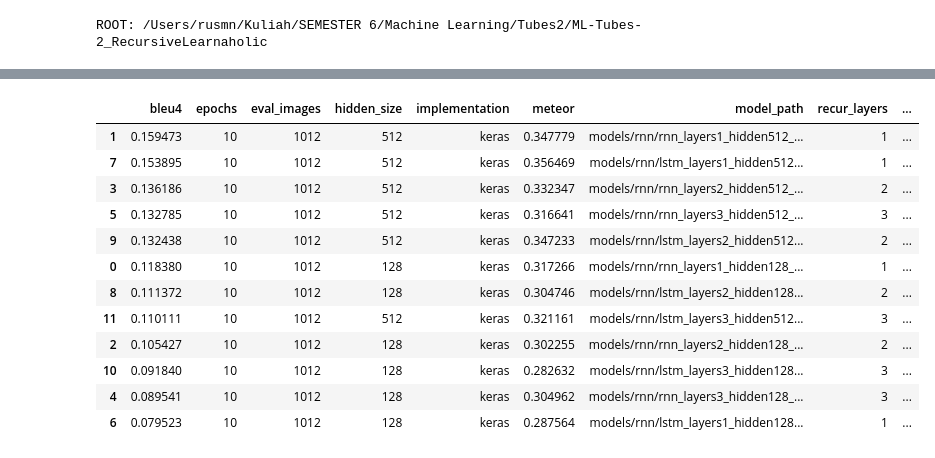
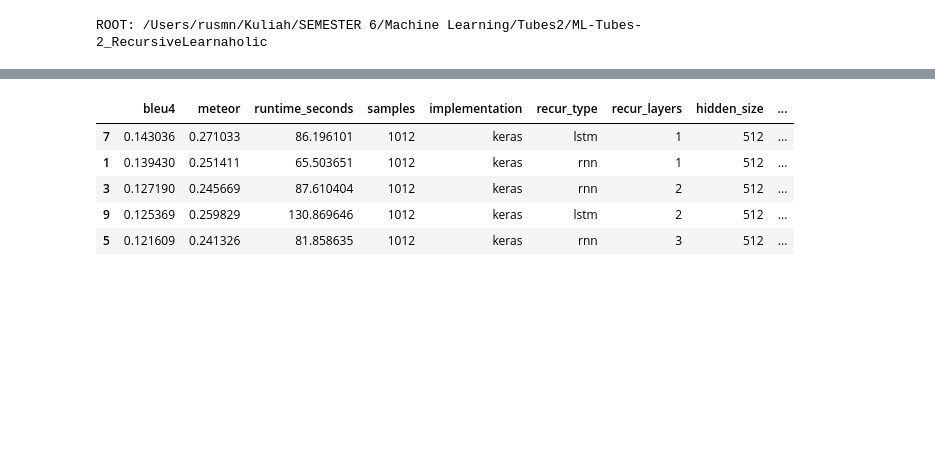
Before and after one commit to Rusmn/ML-Tubes-2_RecursiveLearnaholic, a Jupyter notebook: notebooks/main.ipynb, the cells around one changed output, grey strips where cells are left out. Cells and saved outputs as stored; diff of their text form; code cells hidden in the pictures; blank space fills up the shorter version.

```diff
--- a/notebooks/main.ipynb
+++ b/notebooks/main.ipynb
@@ -309,7 +317,7 @@ def find_root(start=None):
     for path in [start] + list(start.parents):
         if (path / 'src').exists() and (path / 'data').exists():
             return path
-    raise RuntimeError('Repo root tidak ditemukan.')
+    raise RuntimeError('root repo tidak ditemukan')
 
 ROOT = find_root()
 SRC = ROOT / 'src'
@@ -657,7 +674,7 @@ def find_root(start=None):
     for path in [start] + list(start.parents):
         if (path / 'src').exists() and (path / 'data').exists():
             return path
-    raise RuntimeError('Repo root tidak ditemukan.')
+    raise RuntimeError('root repo tidak ditemukan')
 
 ROOT = find_root()
 SRC = ROOT / 'src'
@@ -873,7 +865,7 @@ def find_root(start=None):
     for path in [start] + list(start.parents):
         if (path / 'src').exists() and (path / 'data').exists():
             return path
-    raise RuntimeError('Repo root tidak ditemukan. Jalankan dari repo, Colab, atau Kaggle working directory yang sudah berisi repo.')
+    raise RuntimeError('root repo tidak ditemukan')
 
 ROOT = find_root()
 SRC = ROOT / 'src'
@@ -1070,7 +1031,7 @@ def find_root(start=None):
     for path in [start] + list(start.parents):
         if (path / 'src').exists() and (path / 'data').exists():
             return path
-    raise RuntimeError('Repo root tidak ditemukan. Jalankan dari repo, Colab, atau Kaggle working directory yang sudah berisi repo.')
+    raise RuntimeError('root repo tidak ditemukan')
 
 ROOT = find_root()
 SRC = ROOT / 'src'
@@ -1233,37 +1186,29 @@ def score_predictions(predictions, elapsed):
     return score
 # %%
 score_path = TABLE_DIR / 'rnn_lstm_results.json'
-scores = load_json(score_path, []) if USE_EXISTING_SCORES and not REFRESH_RNN_SCORES else []
-seen = {repo_relative(row.get('model_path', '')) for row in scores}
-
-if len(scores) >= 12 and not REFRESH_RNN_SCORES:
-    print('Pakai score Keras existing:', len(scores))
-else:
-    for record in train_records:
-        cfg = record['config']
-        model_path = repo_relative(record['model_path'])
-        if model_path in seen:
-            print('skip score', Path(model_path).name)
-            continue
-        print('evaluate', Path(model_path).name)
-        model = tf.keras.models.load_model(artifact_path(model_path), safe_mode=False)
-        t0 = time.time()
-        preds = decode_keras(model, eval_features, int(cfg['caption_length']), KERAS_BATCH)
-        elapsed = time.time() - t0
-        row = {
-            **score_predictions(preds, elapsed),
-            'implementation': 'keras',
-            'recur_type': cfg['recur_type'],
-            'recur_layers': int(cfg['recur_layers']),
-            'hidden_size': int(cfg['hidden_size']),
-            'model_path': model_path,
-            'weight_path': repo_relative(record['weight_path']),
-        }
-        scores.append(row)
-        save_json(scores, score_path)
-        pd.DataFrame(scores).to_csv(TABLE_DIR / 'rnn_lstm_results.csv', index=False)
+scores = []
+for record in train_records:
+    cfg = record['config']
+    model_path = repo_relative(record['model_path'])
+    print('evaluasi:', Path(model_path).name)
+    model = tf.keras.models.load_model(artifact_path(model_path), safe_mode=False)
+    t0 = time.time()
+    preds = decode_keras(model, eval_features, int(cfg['caption_length']), KERAS_BATCH)
+    elapsed = time.time() - t0
+    row = {
+        **score_predictions(preds, elapsed),
+        'implementation': 'keras',
+        'recur_type': cfg['recur_type'],
+        'recur_layers': int(cfg['recur_layers']),
+        'hidden_size': int(cfg['hidden_size']),
+        'model_path': model_path,
+        'weight_path': repo_relative(record['weight_path']),
+    }
+    scores.append(row)
+    save_json(scores, score_path)
+    pd.DataFrame(scores).to_csv(TABLE_DIR / 'rnn_lstm_results.csv', index=False)
 
 keras_df = pd.DataFrame(scores)
 keras_df.to_csv(TABLE_DIR / 'rnn_lstm_results.csv', index=False)
-keras_df.sort_values('bleu4', ascending=False)
+keras_df.sort_values('bleu4', ascending=False).head()
 # %% [output]
@@ -1271,16 +1227,9 @@ Pakai score Keras existing: 12
-|  | bleu4 | epochs | eval_images | hidden_size | implementation | meteor | model_path | recur_layers | ... |
-| 1 | 0.159473 | 10 | 1012 | 512 | keras | 0.347779 | models/rnn/rnn_layers1_hidden512_... | 1 | ... |
-| 7 | 0.153895 | 10 | 1012 | 512 | keras | 0.356469 | models/rnn/lstm_layers1_hidden512... | 1 | ... |
-| 3 | 0.136186 | 10 | 1012 | 512 | keras | 0.332347 | models/rnn/rnn_layers2_hidden512_... | 2 | ... |
-| 5 | 0.132785 | 10 | 1012 | 512 | keras | 0.316641 | models/rnn/rnn_layers3_hidden512_... | 3 | ... |
-| 9 | 0.132438 | 10 | 1012 | 512 | keras | 0.347233 | models/rnn/lstm_layers2_hidden512... | 2 | ... |
-| 0 | 0.118380 | 10 | 1012 | 128 | keras | 0.317266 | models/rnn/rnn_layers1_hidden128_... | 1 | ... |
-| 8 | 0.111372 | 10 | 1012 | 128 | keras | 0.304746 | models/rnn/lstm_layers2_hidden128... | 2 | ... |
-| 11 | 0.110111 | 10 | 1012 | 512 | keras | 0.321161 | models/rnn/lstm_layers3_hidden512... | 3 | ... |
-| 2 | 0.105427 | 10 | 1012 | 128 | keras | 0.302255 | models/rnn/rnn_layers2_hidden128_... | 2 | ... |
-| 10 | 0.091840 | 10 | 1012 | 128 | keras | 0.282632 | models/rnn/lstm_layers3_hidden128... | 3 | ... |
-| 4 | 0.089541 | 10 | 1012 | 128 | keras | 0.304962 | models/rnn/rnn_layers3_hidden128_... | 3 | ... |
-| 6 | 0.079523 | 10 | 1012 | 128 | keras | 0.287564 | models/rnn/lstm_layers1_hidden128... | 1 | ... |
+|  | bleu4 | meteor | runtime_seconds | samples | implementation | recur_type | recur_layers | hidden_size | ... |
+| 7 | 0.143036 | 0.271033 | 86.196101 | 1012 | keras | lstm | 1 | 512 | ... |
+| 1 | 0.139430 | 0.251411 | 65.503651 | 1012 | keras | rnn | 1 | 512 | ... |
+| 3 | 0.127190 | 0.245669 | 87.610404 | 1012 | keras | rnn | 2 | 512 | ... |
+| 9 | 0.125369 | 0.259829 | 130.869646 | 1012 | keras | lstm | 2 | 512 | ... |
+| 5 | 0.121609 | 0.241326 | 81.858635 | 1012 | keras | rnn | 3 | 512 | ... |
 # %%
 best_by_type = {}
 for kind in ['rnn', 'lstm']:
```
Also changed, not shown: parts of 59 cells of this notebook, 45 other files.
